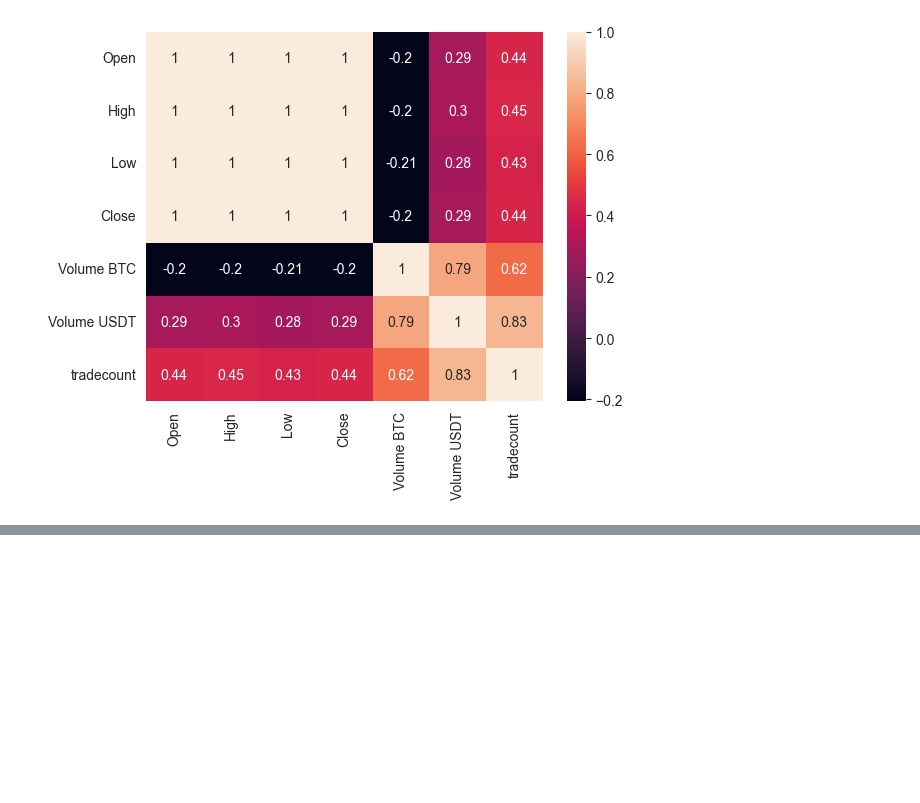
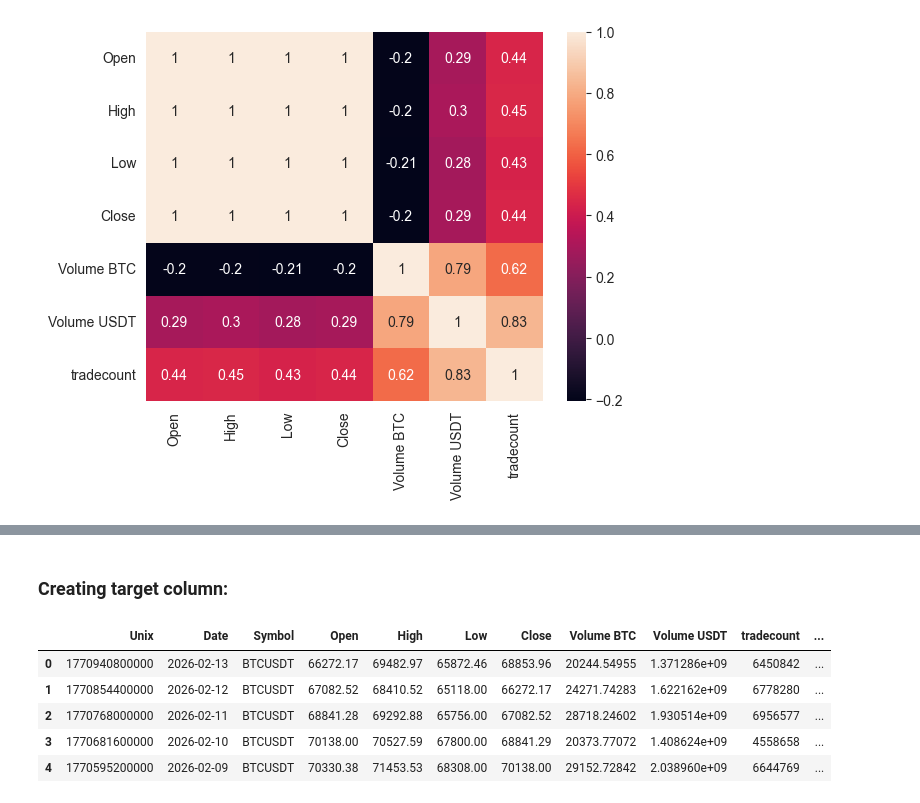
Before and after one commit to Artarazaz/BTC-predection-model, a Jupyter notebook: notebooks/data_preprocesing.ipynb, the cells around one changed output, grey strips where cells are left out. Saved outputs shown, nothing was run; the diff lists cells and outputs as text; code cells hidden in the pictures; blank space fills up the shorter version.

```diff
--- a/notebooks/data_preprocesing.ipynb
+++ b/notebooks/data_preprocesing.ipynb
@@ -66,0 +73,13 @@ plt.show()
+# %% [markdown]
+### Creating target column:
+# %%
+df['Target'] = df['Close'].shift(1)
+df.to_csv('../data/daily/BTCUSDT_d.csv', index=False)
+df.head()
+# %% [output]
+|  | Unix | Date | Symbol | Open | High | Low | Close | Volume BTC | Volume USDT | tradecount | ... |
+| 0 | 1770940800000 | 2026-02-13 | BTCUSDT | 66272.17 | 69482.97 | 65872.46 | 68853.96 | 20244.54955 | 1.371286e+09 | 6450842 | ... |
+| 1 | 1770854400000 | 2026-02-12 | BTCUSDT | 67082.52 | 68410.52 | 65118.00 | 66272.17 | 24271.74283 | 1.622162e+09 | 6778280 | ... |
+| 2 | 1770768000000 | 2026-02-11 | BTCUSDT | 68841.28 | 69292.88 | 65756.00 | 67082.52 | 28718.24602 | 1.930514e+09 | 6956577 | ... |
+| 3 | 1770681600000 | 2026-02-10 | BTCUSDT | 70138.00 | 70527.59 | 67800.00 | 68841.29 | 20373.77072 | 1.408624e+09 | 4558658 | ... |
+| 4 | 1770595200000 | 2026-02-09 | BTCUSDT | 70330.38 | 71453.53 | 68308.00 | 70138.00 | 29152.72842 | 2.038960e+09 | 6644769 | ... |
```
Also changed, not shown: parts of 9 cells of this notebook, 1 other file.
